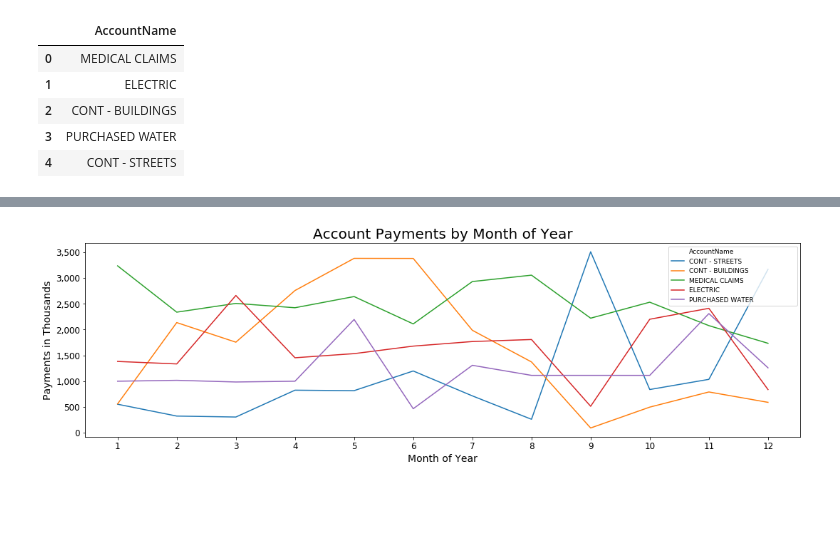
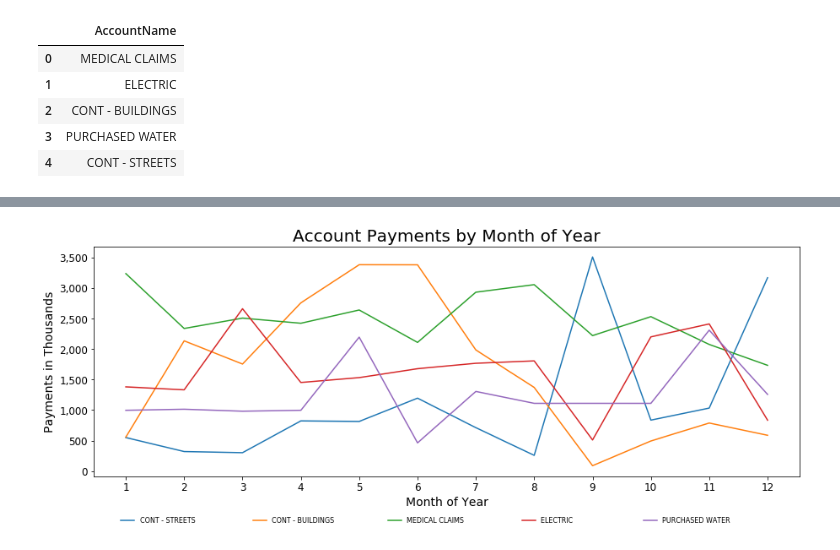
Before and after one commit to mrkjhsn/Vendor-Payments-City-of-Scottsdale, a Jupyter notebook: Vendor_Payments_EDA.ipynb, the cells around one changed output, grey strips where cells are left out. Cells and saved outputs as stored; diff of their text form; code cells hidden in the pictures; blank space fills up the shorter version.

```diff
--- a/Vendor_Payments_EDA.ipynb
+++ b/Vendor_Payments_EDA.ipynb
@@ -444,9 +444,7 @@ account_payments_month
 | 10 | 11 | 21451297.57 |
 | 11 | 12 | 25749321.07 |
 # %%
-plt.rcParams["figure.figsize"] = [15, 4]
-
-# ax = sns.barplot(account_payments_month.index, account_payments_month.values)
+fig, ax = plt.subplots(figsize=(15,5))
 
 ax = sns.lineplot(x="Month", \
                   y="PaymentAmount", \
@@ -454,9 +452,13 @@ ax = sns.lineplot(x="Month", \
 
 plt.title("Payments by Month of Year",fontsize=20)
 plt.xlabel("Month of Year",fontsize=14)
+plt.ylim(0, 40000000)
+
 plt.ylabel("Payments in Millions",fontsize=14)
 plt.tick_params(labelsize=12)
-plt.legend(fontsize=12)
+
+handles, labels = ax.get_legend_handles_labels()
+ax.legend(labels=labels[1:])
 
 ax.get_yaxis().set_major_formatter(
     matplotlib.ticker.FuncFormatter(lambda x, p: format(int(x/1000000), ',')))
@@ -504,20 +510,21 @@ top_5_accts_monthly.shape
 # %%
-plt.rcParams["figure.figsize"] = [18, 5]
+fig, ax = plt.subplots(figsize=(15,5))
 
 ax = sns.lineplot(x="Month", \
                   y="PaymentAmount", \
                   hue="AccountName", \
                   data=top_5_accts_monthly)
 
 plt.title("Account Payments by Month of Year",fontsize=20)
 plt.xlabel("Month of Year",fontsize=14)
 plt.ylabel("Payments in Thousands",fontsize=14)
 plt.tick_params(labelsize=12)
-plt.legend(fontsize=9)
 
-ax.get_yaxis().set_major_formatter(
-    matplotlib.ticker.FuncFormatter(lambda x, p: format(int(x/1000), ',')))
+handles, labels = ax.get_legend_handles_labels()
+ax.legend(handles=handles[1:], labels=labels[1:], loc='upper center', bbox_to_anchor=(0.5, -0.15),ncol=5,fontsize=8,frameon=False)
+
+ax.get_yaxis().set_major_formatter(matplotlib.ticker.FuncFormatter(lambda x, p: format(int(x/1000), ',')))
 
 ax.xaxis.set_major_locator(matplotlib.ticker.MultipleLocator())
 # %% [output]
-[figure, old version]
+[figure, new version]
```
Also changed, not shown: parts of 2 cells of this notebook.
